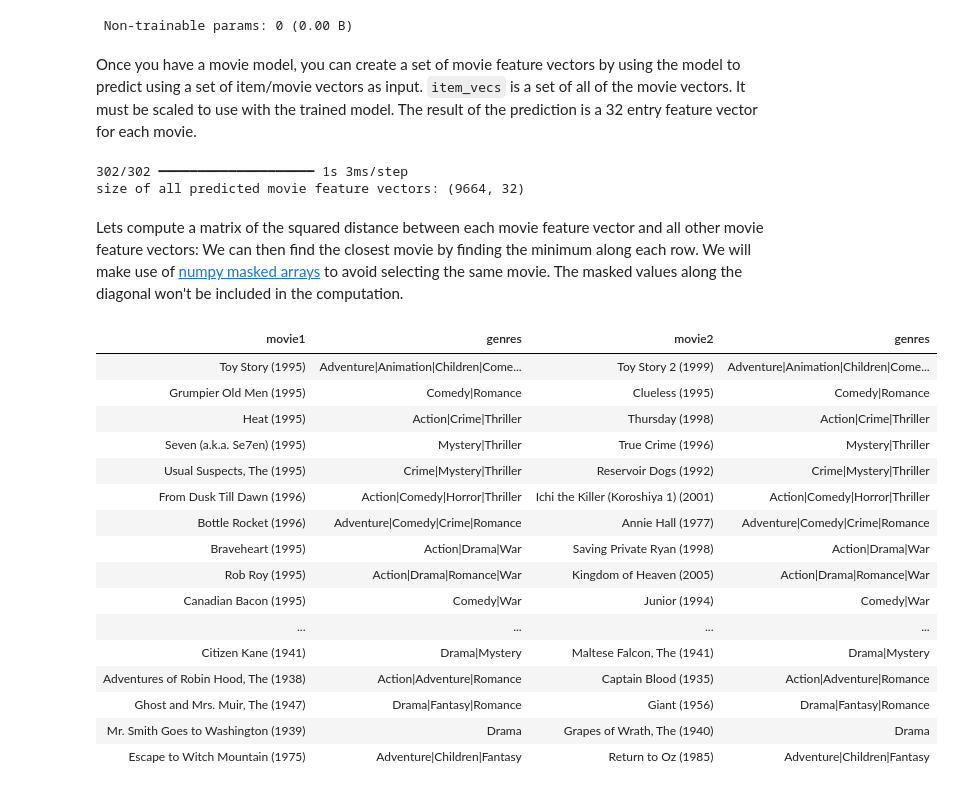
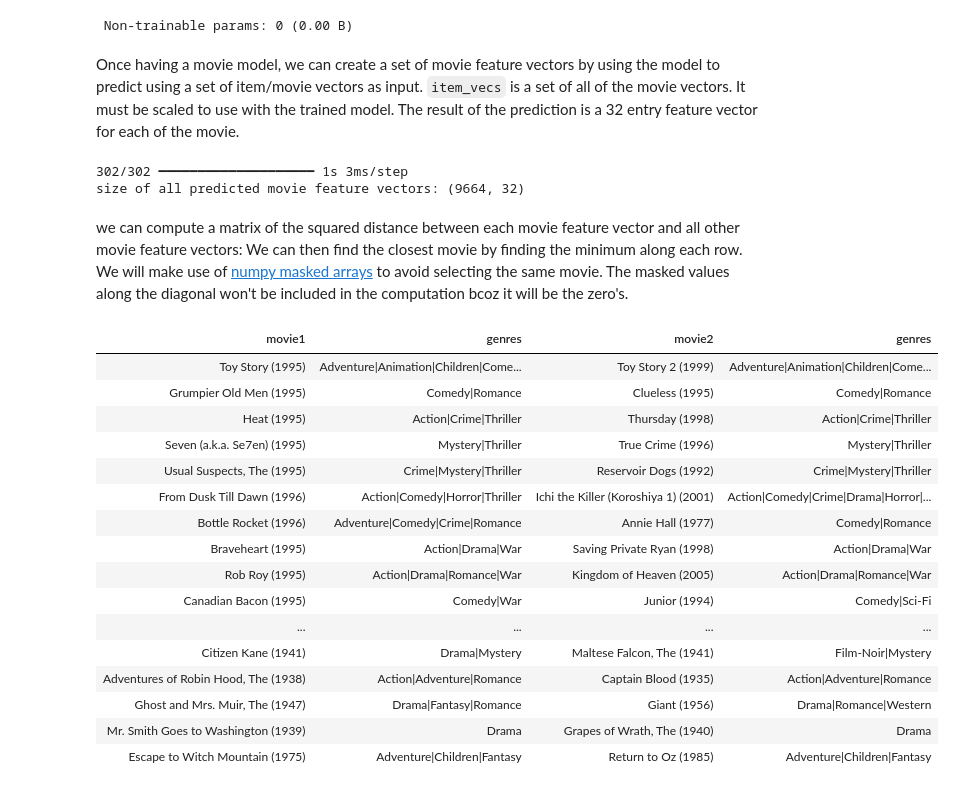
Before and after one commit to ajay-arram0101/RecommenderSystemForMovies, a Jupyter notebook: Items(movies)_Recommendation_System.ipynb, the cells around one changed output. Saved outputs shown, nothing was run; the diff lists cells and outputs as text; code cells hidden in the pictures.

Commit message:
minor changes to 'Finding similar items' functionality

```diff
--- a/Items(movies)_Recommendation_System.ipynb
+++ b/Items(movies)_Recommendation_System.ipynb
@@ -413,7 +410,7 @@ Model: "functional_3"
  Trainable params: 149,280 (583.12 KB)
  Non-trainable params: 0 (0.00 B)
 # %% [markdown]
-Once you have a movie model, you can create a set of movie feature vectors by using the model to predict using a set of item/movie vectors as input. `item_vecs` is a set of all of the movie vectors. It must be scaled to use with the trained model. The result of the prediction is a 32 entry feature vector for each movie.
+Once having a movie model, we can create a set of movie feature vectors by using the model to predict using a set of item/movie vectors as input. `item_vecs` is a set of all of the movie vectors. It must be scaled to use with the trained model. The result of the prediction is a 32 entry feature vector for each of the  movie.
 # %%
 scaled_item_vecs = scalerItem.transform(item_vecs)
 vms = model_m.predict(scaled_item_vecs[:,i_s:])
@@ -422,44 +419,44 @@ print(f"size of all predicted movie feature vectors: {vms.shape}")
 302/302 ━━━━━━━━━━━━━━━━━━━━ 1s 3ms/step
 size of all predicted movie feature vectors: (9664, 32)
 # %% [markdown]
-Lets compute a matrix of the squared distance between each movie feature vector and all other movie feature vectors:
-We can then find the closest movie by finding the minimum along each row. We will make use of [numpy masked arrays](https://numpy.org/doc/1.21/user/tutorial-ma.html) to avoid selecting the same movie. The masked values along the diagonal won't be included in the computation.
+we can compute a matrix of the squared distance between each movie feature vector and all other movie feature vectors:
+We can then find the closest movie by finding the minimum along each row. We will make use of [numpy masked arrays](https://numpy.org/doc/1.21/user/tutorial-ma.html) to avoid selecting the same movie. The masked values along the diagonal won't be included in the computation bcoz it will be the zero's.
 # %%
 count = 50  # number of movies to display
 dim = len(vms)
 dist = np.zeros((dim,dim))
 
 for i in range(dim):
     for j in range(dim):
         dist[i,j] = sq_dist(vms[i, :], vms[j, :])
 
 m_dist = ma.masked_array(dist, mask=np.identity(dist.shape[0]))  # mask the diagonal
 
 disp = [["movie1", "genres", "movie2", "genres"]]
 for i in range(count):
     min_idx = np.argmin(m_dist[i])
     movie1_id = int(item_vecs[i,0])
     movie2_id = int(item_vecs[min_idx,0])
     disp.append( [movie_dict[movie1_id]['title'], movie_dict[movie1_id]['genres'],
-                  movie_dict[movie2_id]['title'], movie_dict[movie1_id]['genres']]
+                  movie_dict[movie2_id]['title'], movie_dict[movie2_id]['genres']]
                )
 table = tabulate.tabulate(disp, tablefmt='html', headers="firstrow")
 table
 # %% [output]
 | movie1 | genres | movie2 | genres |
 | Toy Story (1995) | Adventure|Animation|Children|Come... | Toy Story 2 (1999) | Adventure|Animation|Children|Come... |
 | Grumpier Old Men (1995) | Comedy|Romance | Clueless (1995) | Comedy|Romance |
 | Heat (1995) | Action|Crime|Thriller | Thursday (1998) | Action|Crime|Thriller |
 | Seven (a.k.a. Se7en) (1995) | Mystery|Thriller | True Crime (1996) | Mystery|Thriller |
 | Usual Suspects, The (1995) | Crime|Mystery|Thriller | Reservoir Dogs (1992) | Crime|Mystery|Thriller |
-| From Dusk Till Dawn (1996) | Action|Comedy|Horror|Thriller | Ichi the Killer (Koroshiya 1) (2001) | Action|Comedy|Horror|Thriller |
-| Bottle Rocket (1996) | Adventure|Comedy|Crime|Romance | Annie Hall (1977) | Adventure|Comedy|Crime|Romance |
+| From Dusk Till Dawn (1996) | Action|Comedy|Horror|Thriller | Ichi the Killer (Koroshiya 1) (2001) | Action|Comedy|Crime|Drama|Horror|... |
+| Bottle Rocket (1996) | Adventure|Comedy|Crime|Romance | Annie Hall (1977) | Comedy|Romance |
 | Braveheart (1995) | Action|Drama|War | Saving Private Ryan (1998) | Action|Drama|War |
 | Rob Roy (1995) | Action|Drama|Romance|War | Kingdom of Heaven (2005) | Action|Drama|Romance|War |
-| Canadian Bacon (1995) | Comedy|War | Junior (1994) | Comedy|War |
+| Canadian Bacon (1995) | Comedy|War | Junior (1994) | Comedy|Sci-Fi |
 | ... | ... | ... | ... |
-| Citizen Kane (1941) | Drama|Mystery | Maltese Falcon, The (1941) | Drama|Mystery |
+| Citizen Kane (1941) | Drama|Mystery | Maltese Falcon, The (1941) | Film-Noir|Mystery |
 | Adventures of Robin Hood, The (1938) | Action|Adventure|Romance | Captain Blood (1935) | Action|Adventure|Romance |
-| Ghost and Mrs. Muir, The (1947) | Drama|Fantasy|Romance | Giant (1956) | Drama|Fantasy|Romance |
+| Ghost and Mrs. Muir, The (1947) | Drama|Fantasy|Romance | Giant (1956) | Drama|Romance|Western |
 | Mr. Smith Goes to Washington (1939) | Drama | Grapes of Wrath, The (1940) | Drama |
 | Escape to Witch Mountain (1975) | Adventure|Children|Fantasy | Return to Oz (1985) | Adventure|Children|Fantasy |
```
Also changed, not shown: parts of 4 cells of this notebook.
